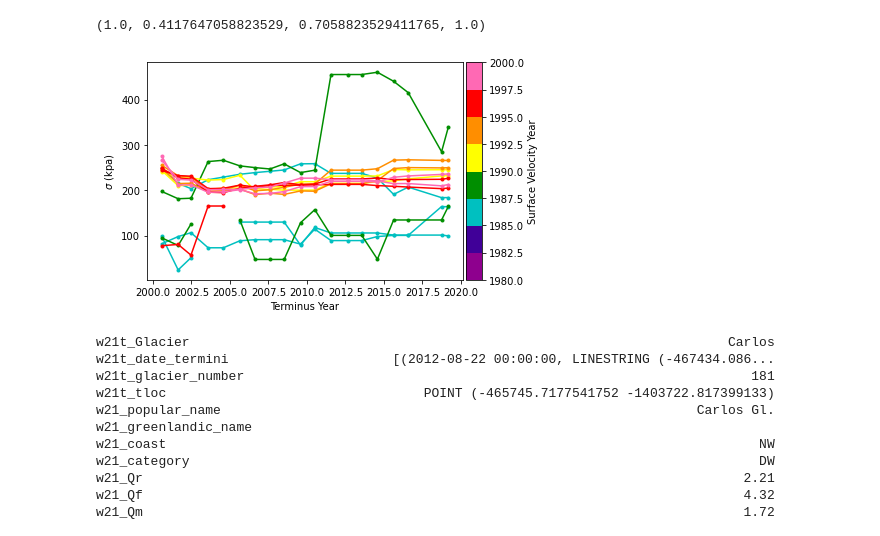
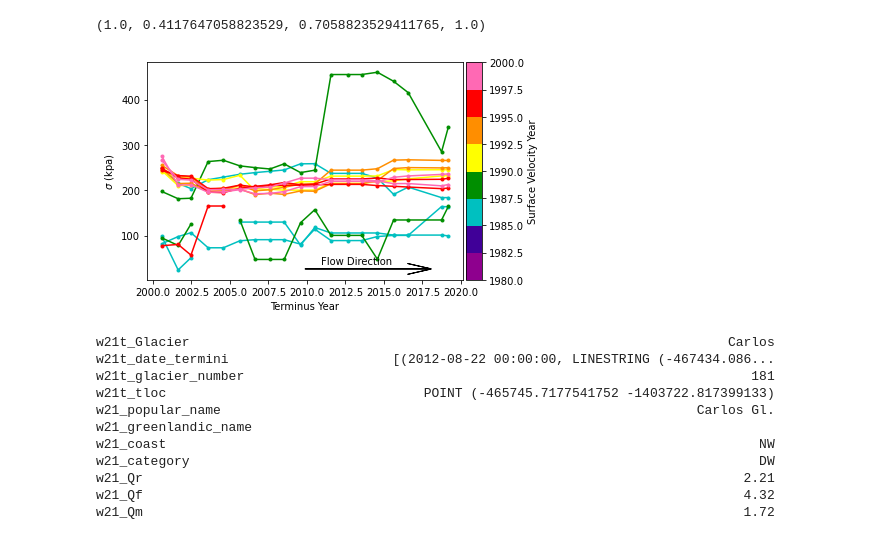
Before and after one commit to pism/pism-greenland, a Jupyter notebook: data_sets/velocities/Slater.ipynb, the cells around one changed output. Drawn from its saved outputs; the diff is of its cells as text; code cells hidden in the pictures.

Commit message:
Many changes to plots

```diff
--- a/data_sets/velocities/Slater.ipynb
+++ b/data_sets/velocities/Slater.ipynb
@@ -466,28 +466,37 @@ mapper.to_rgba(2018)
 # %%
 from mpl_toolkits.axes_grid1 import make_axes_locatable
 
 fig, ax = plt.subplots()
 divider = make_axes_locatable(ax)
 cax = divider.append_axes('right', size='5%', pad=0.05)
 
 ax.set_xlabel('Terminus Year')
 ax.set_ylabel('$\sigma$ (kpa)')
 
 for vel_year,df in glacier_df.groupby('vel_year'):
     df['fluxratio'] = df['fluxratio'] / 1000.   # Convert to kPa
     if vel_year >= 2000:
         continue
     ax.plot(df.set_index('term_year')[['fluxratio']], marker='.', color=mapper.to_rgba(vel_year))
 
 cb1 = matplotlib.colorbar.ColorbarBase(
     cax, cmap=cmap,
                                 norm=norm,
                                 orientation='vertical')
 cb1.set_label('Surface Velocity Year')
 
+
+#transform=ax.transAxes
+arrow = ax.arrow(
+    .5,.05,.4,0, transform=ax.transAxes,
+    head_width=.05, fc='black', length_includes_head=True,
+    shape='full', overhang=1,
+    label='Direction of Ice Flow')
+ax.annotate('Flow Direction', xy=(.55, .07), xycoords='axes fraction', size=10)
+#ax.legend([arrow,], ['Hello'])
 plt.show()
 # %% [output]
-[figure, old version]
+[figure, new version]
 # %%
 # %% [output]
 w21t_Glacier                                                                     Carlos
```
Also changed, not shown: 9 other files.
